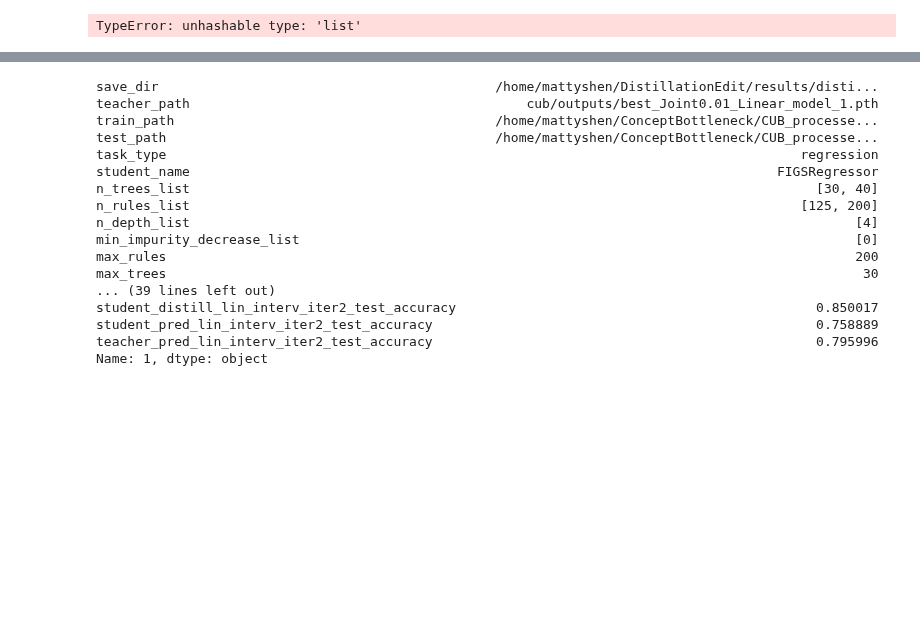
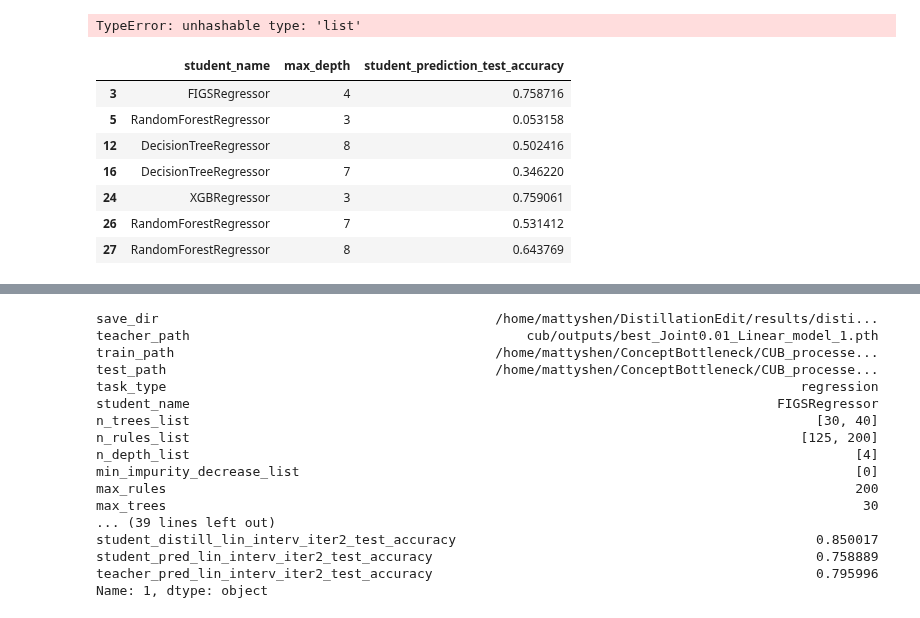
Before and after one commit to mattyshen/adaptiveTTI, a Jupyter notebook: notebooks/distillation_cub.ipynb, the cells around one changed output, grey strips where cells are left out. Cells and saved outputs as stored; diff of their text form; code cells hidden in the pictures; blank space fills up the shorter version.

```diff
--- a/notebooks/distillation_cub.ipynb
+++ b/notebooks/distillation_cub.ipynb
@@ -34,3 +34,14 @@ r.groupby(cols_varied).size()
 TypeError: unhashable type: 'list'
 # %%
 r.to_csv('../csv_results/distillation_cub.csv')
+# %%
+r[r.teacher_path=='cub/outputs/best_Joint0.01_Linear_model_1.pth'][['student_name', 'max_depth', 'student_prediction_test_accuracy']]
+# %% [output]
+|  | student_name | max_depth | student_prediction_test_accuracy |
+| 3 | FIGSRegressor | 4 | 0.758716 |
+| 5 | RandomForestRegressor | 3 | 0.053158 |
+| 12 | DecisionTreeRegressor | 8 | 0.502416 |
+| 16 | DecisionTreeRegressor | 7 | 0.346220 |
+| 24 | XGBRegressor | 3 | 0.759061 |
+| 26 | RandomForestRegressor | 7 | 0.531412 |
+| 27 | RandomForestRegressor | 8 | 0.643769 |
```
Also changed, not shown: parts of 6 cells of this notebook, 15 other files.
